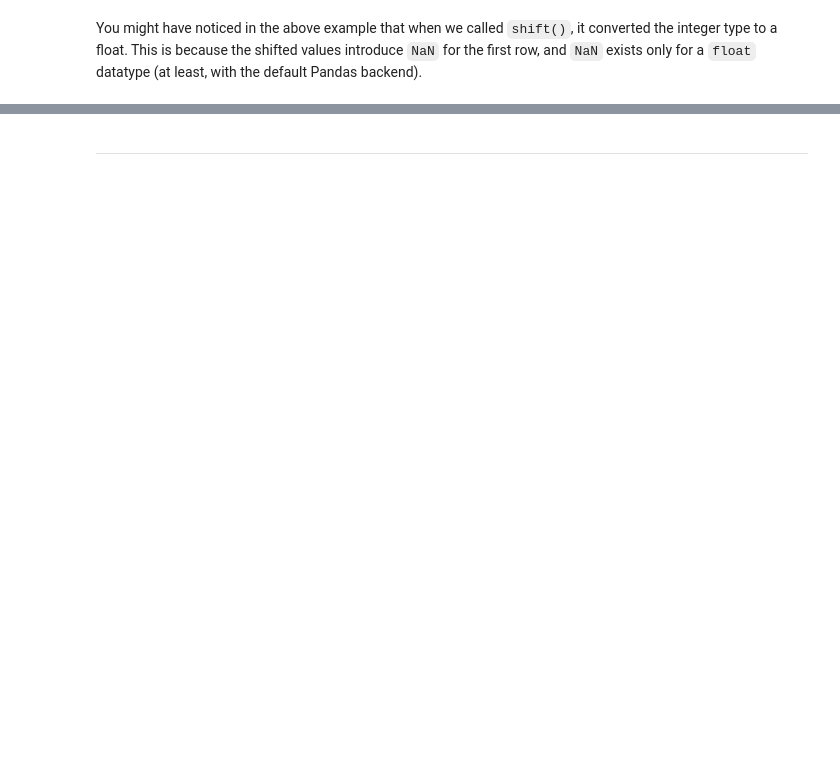
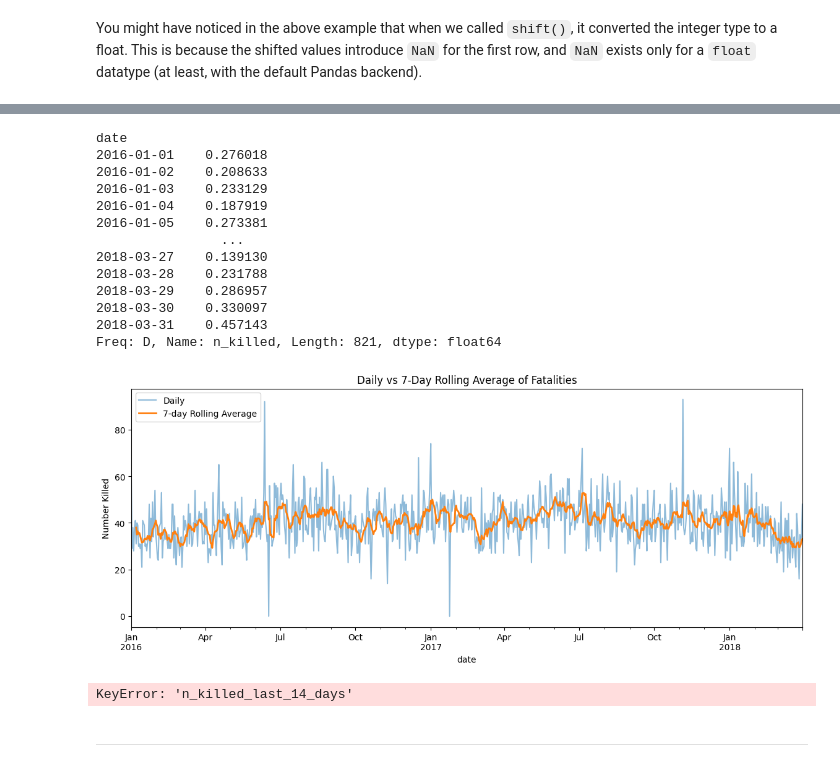
Before and after one commit to LewisWCampbell/bus675_s26, a Jupyter notebook: lectures/Lecture_06_Time_Series_Geospatial.ipynb, the cells around one changed output, grey strips where cells are left out. Drawn from its saved outputs; the diff is of its cells as text; code cells hidden in the pictures; blank space fills up the shorter version.

```diff
--- a/lectures/Lecture_06_Time_Series_Geospatial.ipynb
+++ b/lectures/Lecture_06_Time_Series_Geospatial.ipynb
@@ -709,17 +833,57 @@ Handle any missing dates appropriately!
 # %%
 # Exercise: Rolling calculations
 import pandas as pd
 idf = pd.read_feather('../data/gva.feather').set_index('date')
 
 
 # 1. Create daily incident counts and calculate 30-day rolling average
 # Your code here
+CHI_incidents_df = incidents_ts_df.loc[(incidents_ts_df['state'] == 'Illinois') & (incidents_ts_df['city_or_county'] == 'Chicago'), :].copy()
+
+#30 Day rolling average
+thirty_day_CHI_average = incidents_ts_df['n_killed'].resample('D').mean() # Daily\
+
+print(thirty_day_CHI_average)
+
+
+
+rolling_30day = daily_killed.rolling(window=30).mean()
+
+#Plot 30 day rolling
+fig, ax = plt.subplots(figsize=(14, 5))
+daily_killed.plot(ax=ax, alpha=0.5, label='Daily')
+rolling_7day.plot(ax=ax, linewidth=2, label='7-day Rolling Average')
+ax.set_title('Daily vs 7-Day Rolling Average of Fatalities')
+ax.set_ylabel('Number Killed')
+ax.legend()
+plt.show()
+
+print(f"Our calculation: {CHI_incidents_df['n_killed_last_14_days'].iloc[50]}")
+
 
 # 2. Calculate 7-day rolling sum of injured
 # Your code here
 
+
+
 # 3. Find month with highest week-over-week increase
 # Your code here
+# %% [output]
+date
+2016-01-01    0.276018
+2016-01-02    0.208633
+2016-01-03    0.233129
+2016-01-04    0.187919
+2016-01-05    0.273381
+                ...
+2018-03-27    0.139130
+2018-03-28    0.231788
+2018-03-29    0.286957
+2018-03-30    0.330097
+2018-03-31    0.457143
+Freq: D, Name: n_killed, Length: 821, dtype: float64
+[figure, added]
+KeyError: 'n_killed_last_14_days'
 # %% [markdown]
 <hr/>
 <!-- End Exercise 6.2 -->
```
Also changed, not shown: parts of 18 cells of this notebook, 3 other files.
